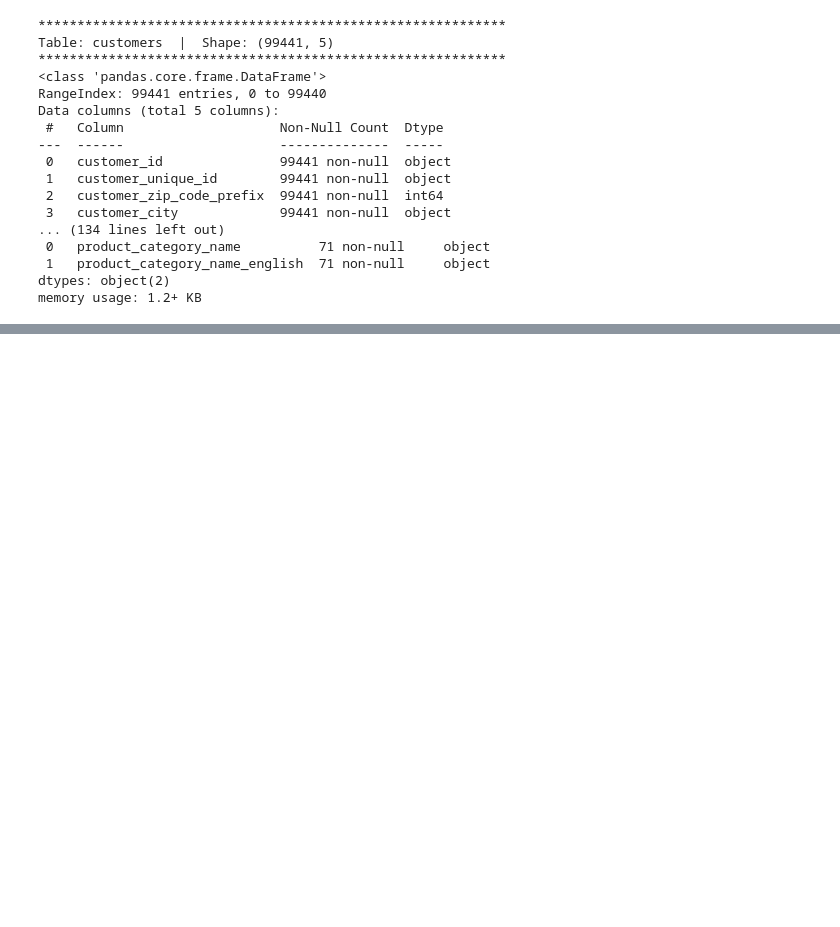
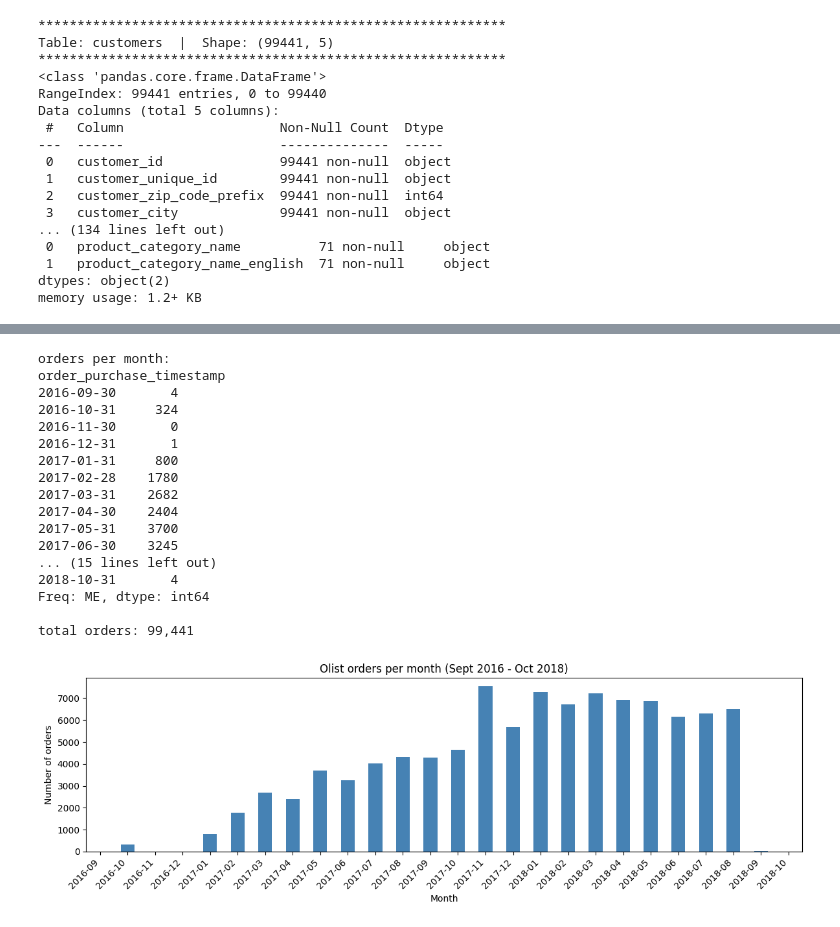
Before and after one commit to kruthika-kr/churn-radar, a Jupyter notebook: notebooks/01_data_exploration.ipynb, the cells around one changed output, grey strips where cells are left out. Saved outputs shown, nothing was run; the diff lists cells and outputs as text; code cells hidden in the pictures; blank space fills up the shorter version.

Commit message:
Day 2: Data exploration - 9 tables loaded, missingness mapped, time range identified

```diff
--- a/notebooks/01_data_exploration.ipynb
+++ b/notebooks/01_data_exploration.ipynb
@@ -92,0 +139,51 @@ memory usage: 1.2+ KB
+# %%
+# now that purchase timestamp is a real datetime, i can group orders by month
+# this tells me how much data i have in each time period
+# important because i'm planning a temporal train/test split later, and i need
+# enough orders in both train and test windows
+
+import matplotlib.pyplot as plt
+
+# extracting just the year-month from each purchase timestamp
+# .dt.to_period("M") is pandas trick to convert datetimes -> monthly buckets
+orders_per_month = (
+    tables["orders"]
+    .set_index("order_purchase_timestamp")
+    .resample("ME")            # ME = month-end frequency
+    .size()                    # count rows in each bucket
+)
+
+# quick look at the numbers first
+print("orders per month:")
+print(orders_per_month)
+print()
+print(f"total orders: {orders_per_month.sum():,}")
+
+# now plot it
+fig, ax = plt.subplots(figsize=(12, 4))
+orders_per_month.plot(kind="bar", ax=ax, color="steelblue")
+ax.set_title("Olist orders per month (Sept 2016 - Oct 2018)")
+ax.set_xlabel("Month")
+ax.set_ylabel("Number of orders")
+ax.set_xticklabels([d.strftime("%Y-%m") for d in orders_per_month.index], rotation=45, ha="right")
+plt.tight_layout()
+plt.show()
+# %% [output]
+orders per month:
+order_purchase_timestamp
+2016-09-30       4
+2016-10-31     324
+2016-11-30       0
+2016-12-31       1
+2017-01-31     800
+2017-02-28    1780
+2017-03-31    2682
+2017-04-30    2404
+2017-05-31    3700
+2017-06-30    3245
+... (15 lines left out)
+2018-10-31       4
+Freq: ME, dtype: int64
+
+total orders: 99,441
+[figure, added]
```
Also changed, not shown: parts of 4 cells of this notebook.
